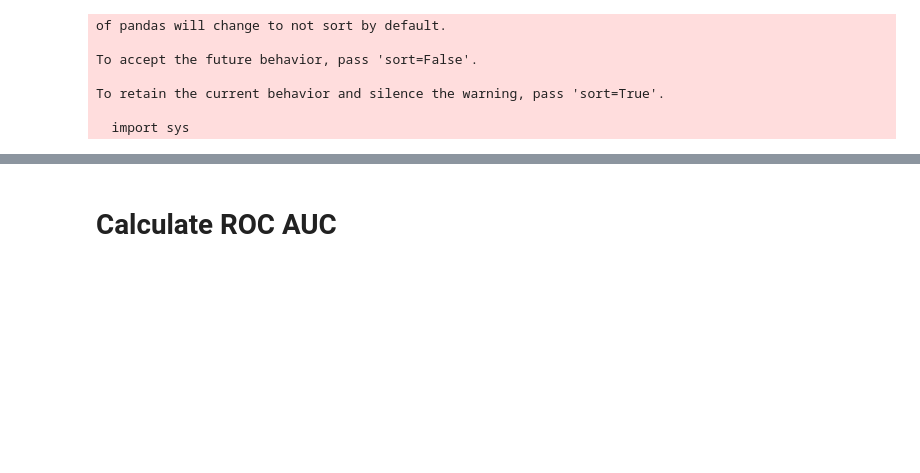
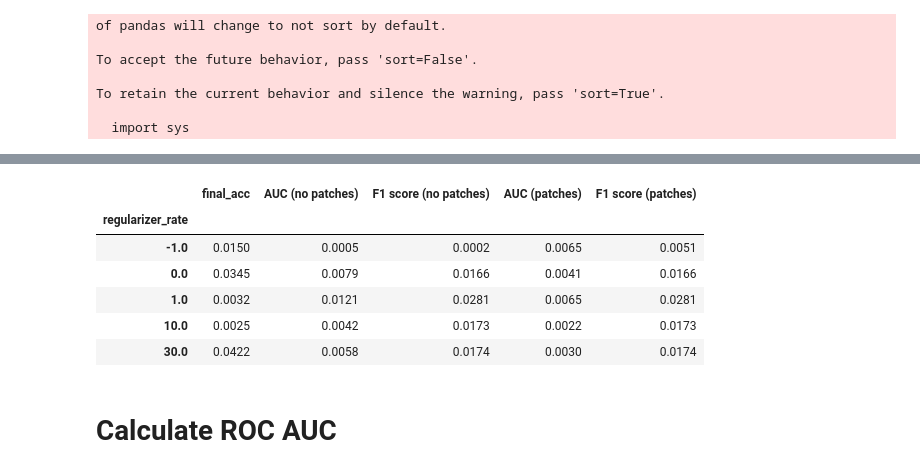
Before and after one commit to laura-rieger/deep-explanation-penalization, a Jupyter notebook: analyze/Analysis - ISIC.ipynb, the cells around one changed output, grey strips where cells are left out. Cells and saved outputs as stored; diff of their text form; code cells hidden in the pictures; blank space fills up the shorter version.

```diff
--- a/analyze/Analysis - ISIC.ipynb
+++ b/analyze/Analysis - ISIC.ipynb
@@ -114,3 +83,18 @@ results[['regularizer_rate',
+# %%
+results[['regularizer_rate',
+                       'final_acc',
+                       'AUC (no patches)',
+                       'F1 score (no patches)',
+                       'AUC (patches)',
+                       'F1 score (patches)']].groupby(['regularizer_rate',]).std()
+# %% [output]
+|  | final_acc | AUC (no patches) | F1 score (no patches) | AUC (patches) | F1 score (patches) |
+| regularizer_rate |  |  |  |  |  |
+| -1.0 | 0.0150 | 0.0005 | 0.0002 | 0.0065 | 0.0051 |
+| 0.0 | 0.0345 | 0.0079 | 0.0166 | 0.0041 | 0.0166 |
+| 1.0 | 0.0032 | 0.0121 | 0.0281 | 0.0065 | 0.0281 |
+| 10.0 | 0.0025 | 0.0042 | 0.0173 | 0.0022 | 0.0173 |
+| 30.0 | 0.0422 | 0.0058 | 0.0174 | 0.0030 | 0.0174 |
 # %% [markdown]
 # Calculate ROC AUC
 # %%
```
Also changed, not shown: parts of 6 cells of this notebook, 12 other files.
